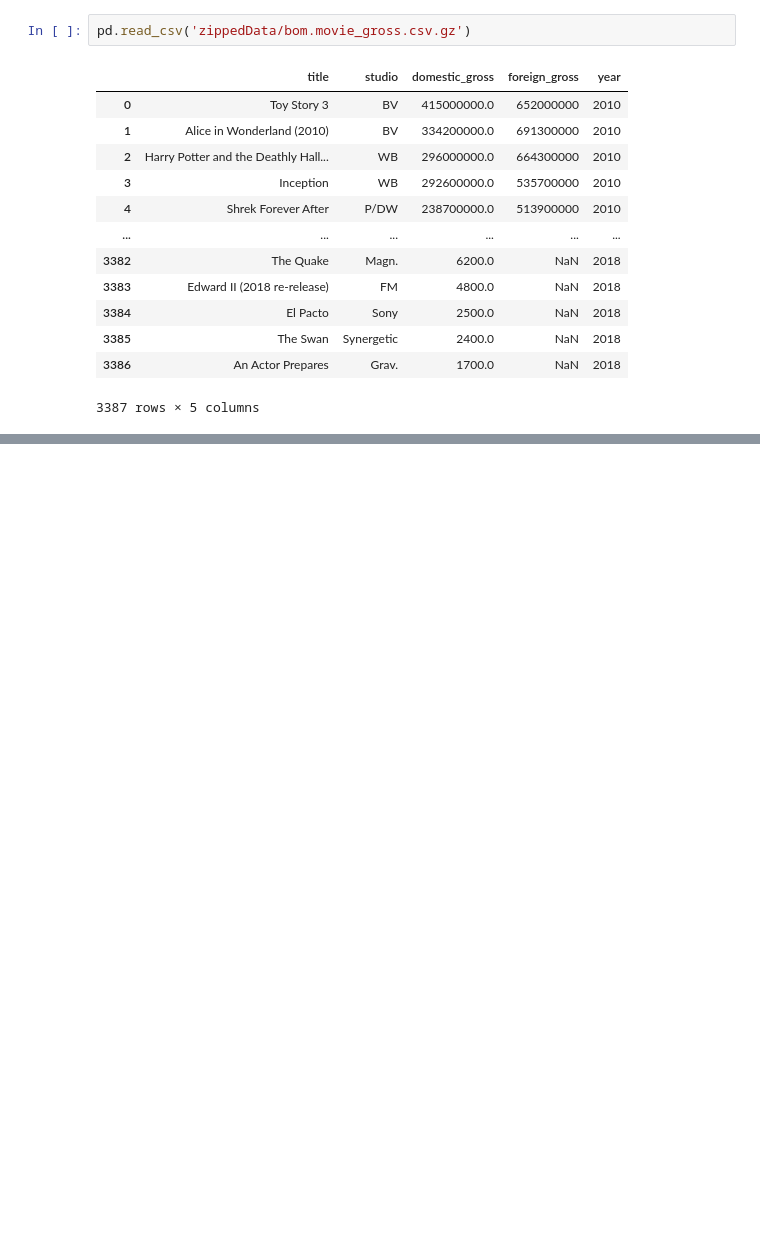
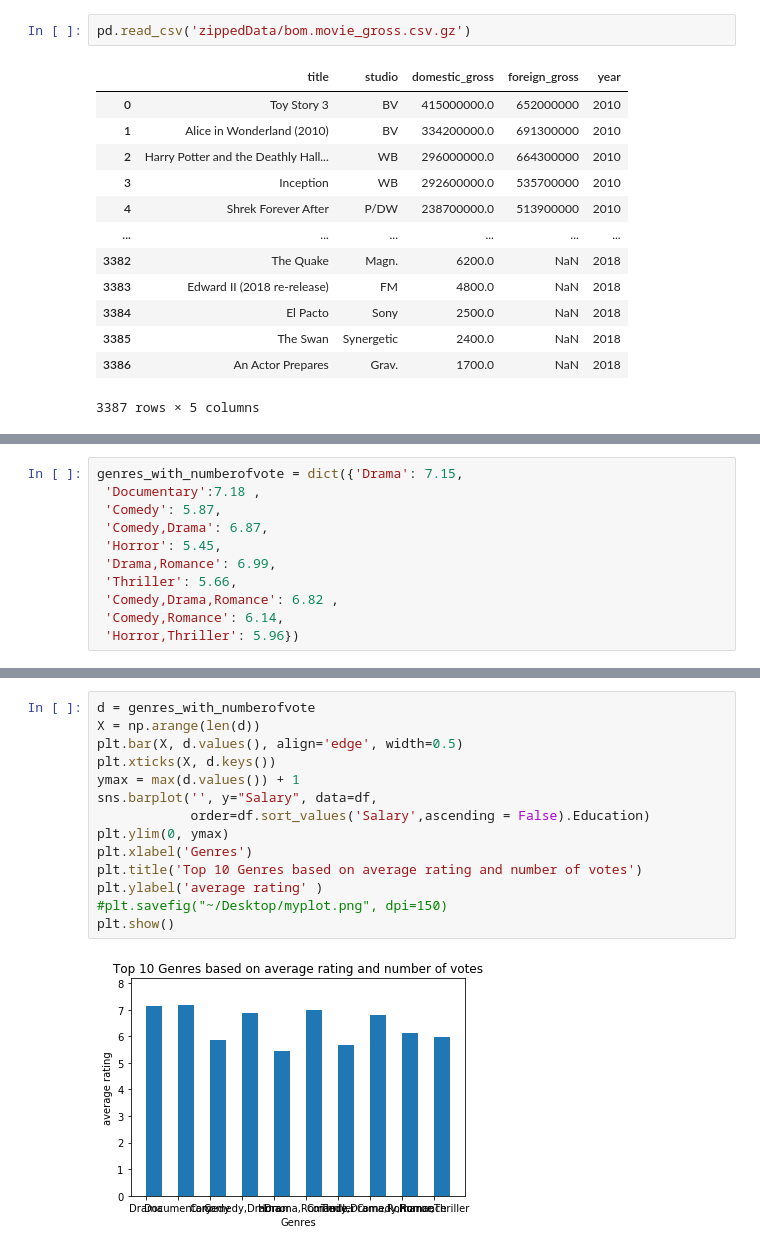
Before and after one commit to aligodspeed/dsc-phase-1-project-campus, a Jupyter notebook: alipro1.ipynb, the cells around one changed output, grey strips where cells are left out. Saved outputs shown, nothing was run; the diff lists cells and outputs as text; blank space fills up the shorter version.

```diff
--- a/alipro1.ipynb
+++ b/alipro1.ipynb
@@ -50,0 +538,11 @@ pd.read_csv('zippedData/imdb.title.ratings.csv.gz')
+# %%
+genres_with_numberofvote = dict({'Drama': 7.15,
+ 'Documentary':7.18 ,
+ 'Comedy': 5.87,
+ 'Comedy,Drama': 6.87,
+ 'Horror': 5.45,
+ 'Drama,Romance': 6.99,
+ 'Thriller': 5.66,
+ 'Comedy,Drama,Romance': 6.82 ,
+ 'Comedy,Romance': 6.14,
+ 'Horror,Thriller': 5.96})
@@ -50,0 +568,16 @@ pd.read_csv('zippedData/imdb.title.ratings.csv.gz')
+# %%
+d = genres_with_numberofvote
+X = np.arange(len(d))
+plt.bar(X, d.values(), align='edge', width=0.5)
+plt.xticks(X, d.keys())
+ymax = max(d.values()) + 1
+sns.barplot('', y="Salary", data=df,
+            order=df.sort_values('Salary',ascending = False).Education)
+plt.ylim(0, ymax)
+plt.xlabel('Genres')
+plt.title('Top 10 Genres based on average rating and number of votes')
+plt.ylabel('average rating' )
+#plt.savefig("~/Desktop/myplot.png", dpi=150)
+plt.show()
+# %% [output]
+[figure, added]
```
Also changed, not shown: parts of 113 cells of this notebook.
